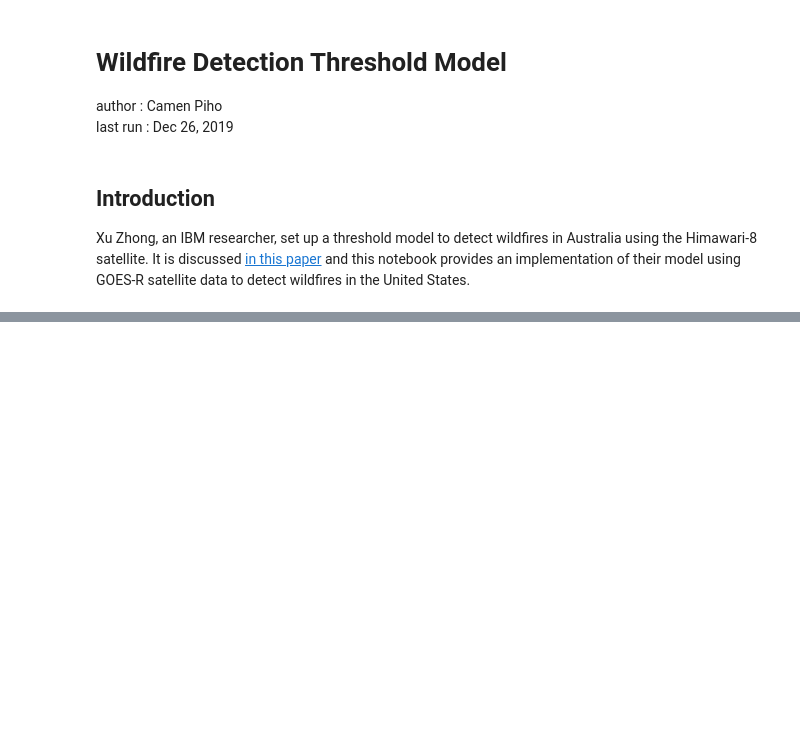
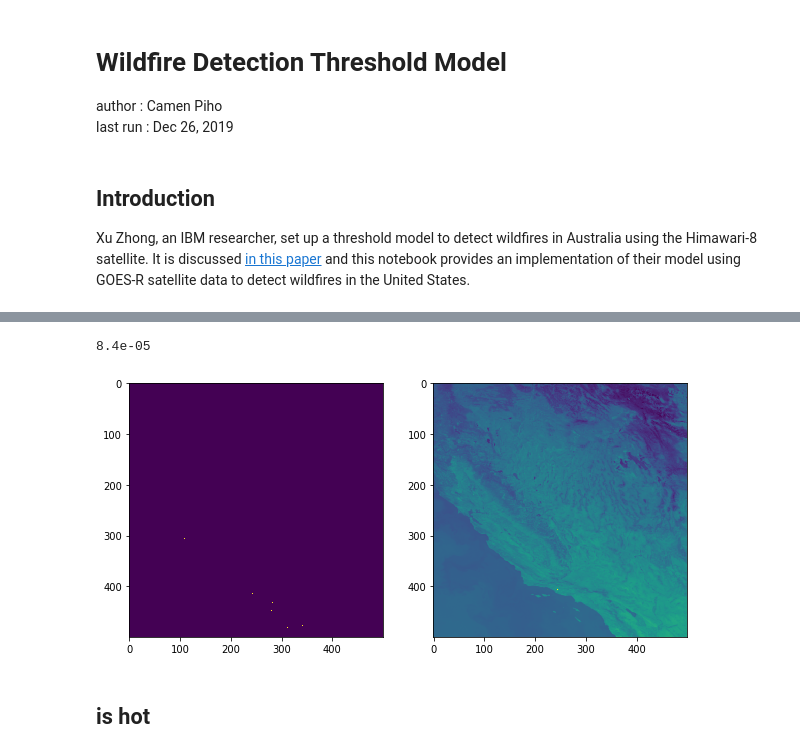
Before and after one commit to joyprojects/wildfire, a Jupyter notebook: documentation/notebooks/wildfire_detection_threshold.ipynb, the cells around one changed output, grey strips where cells are left out. Saved outputs shown, nothing was run; the diff lists cells and outputs as text; code cells hidden in the pictures; blank space fills up the shorter version.

```diff
--- a/documentation/notebooks/wildfire_detection_threshold.ipynb
+++ b/documentation/notebooks/wildfire_detection_threshold.ipynb
@@ -284,0 +132,19 @@ array([[False, False, False, ..., False, False, False],
+# %%
+def is_night(band_2, band_3):
+    return (
+        (np.abs(band_2.dataset.reflectance_factor.data[::4, ::4]) < 0.008) |
+        (np.abs(band_3.dataset.reflectance_factor.data[::2, ::2]) < 0.008)
+    )
+# %%
+t = goes_scan_3
+
+fig, axes = plt.subplots(ncols=2, figsize=(10, 10))
+night = is_night(t.band_2, t.band_3)
+print(night.mean())
+axes[0].imshow(night)
+axes[1].imshow(t.band_7.dataset.brightness_temperature);
+# %% [output]
+8.4e-05
+[figure, added]
+# %% [markdown]
+## is hot
```
Also changed, not shown: parts of 39 cells of this notebook, 2 other files.
